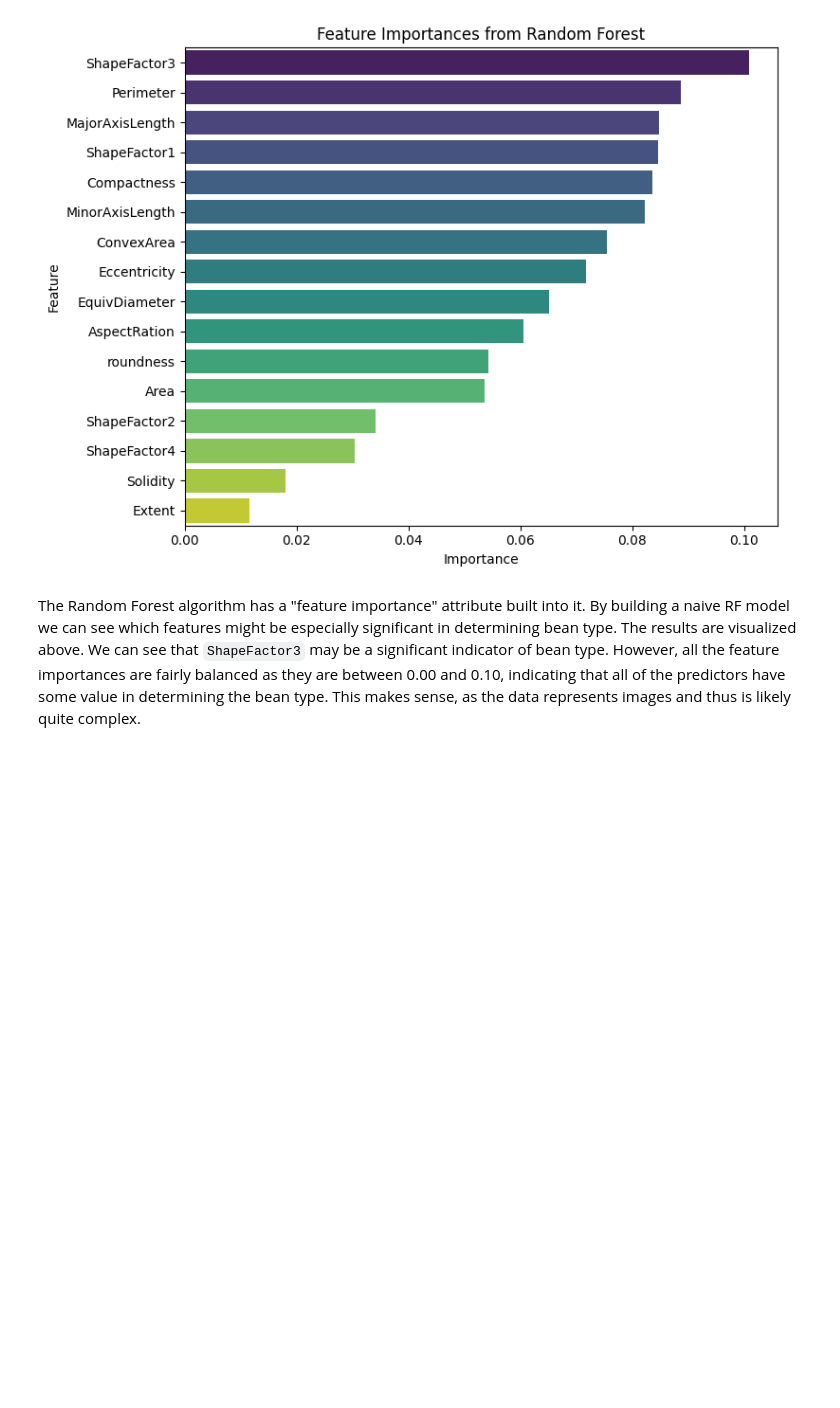
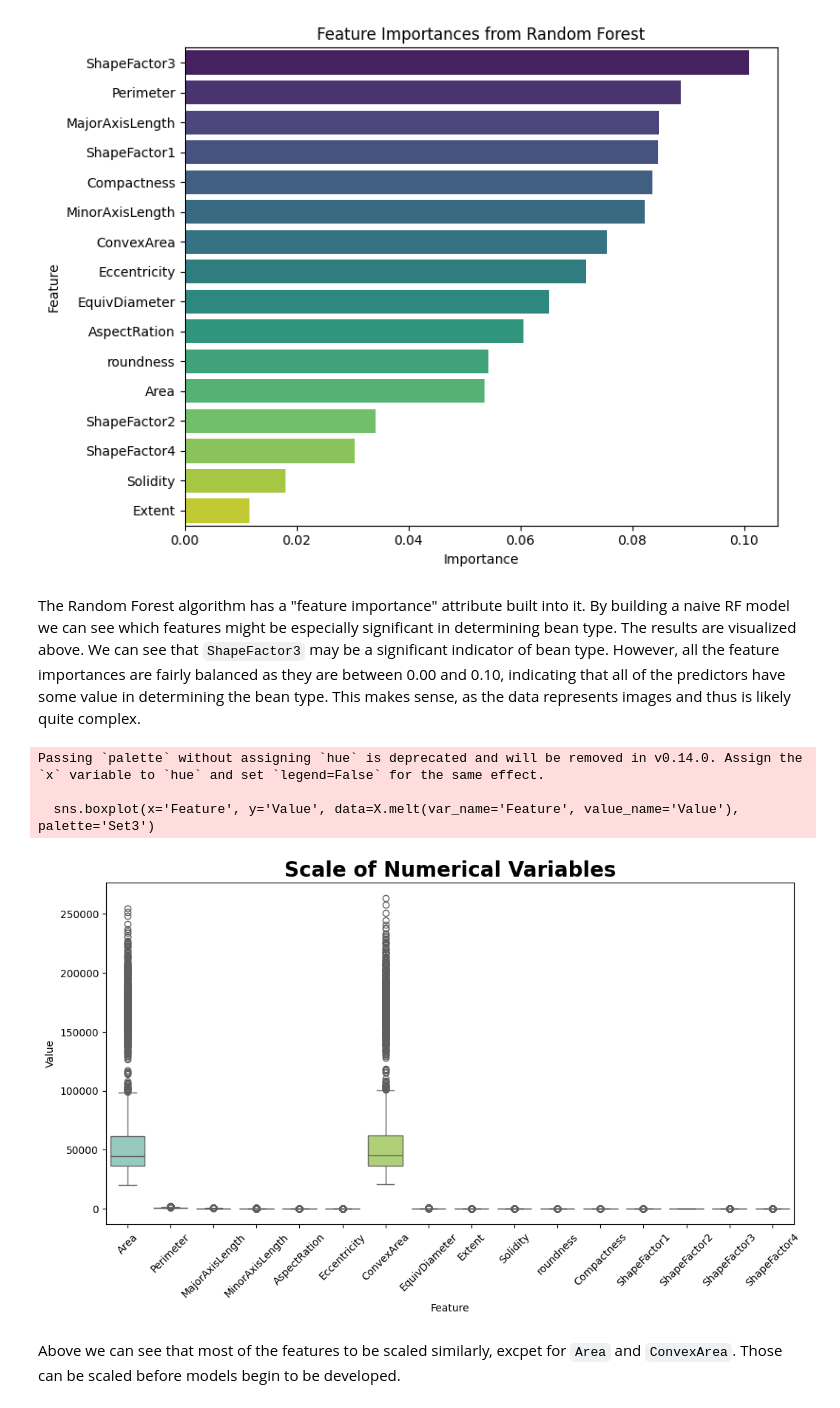
Before and after one commit to ronanhacker/killer-beans, a Jupyter notebook: proposal_and_exploratory_analysis.ipynb, the cells around one changed output. Saved outputs shown, nothing was run; the diff lists cells and outputs as text; code cells hidden in the pictures; blank space fills up the shorter version.

Commit message:
updated proposal with a vis showing scales for the features.

```diff
--- a/proposal_and_exploratory_analysis.ipynb
+++ b/proposal_and_exploratory_analysis.ipynb
@@ -153,3 +153,16 @@ Passing `palette` without assigning `hue` is deprecated and will be removed in v
 [figure]
 # %% [markdown]
 The Random Forest algorithm has a "feature importance" attribute built into it. By building a naive RF model we can see which features might be especially significant in determining bean type. The results are visualized above. We can see that `ShapeFactor3` may be a significant indicator of bean type. However, all the feature importances are fairly balanced as they are between 0.00 and 0.10, indicating that all of the predictors have some value in determining the bean type. This makes sense, as the data represents images and thus is likely quite complex.
+# %%
+plt.figure(figsize=(12, 6))
+sns.boxplot(x='Feature', y='Value', data=X.melt(var_name='Feature', value_name='Value'), palette='Set3')
+plt.title('Scale of Numerical Variables', fontsize=20, weight='heavy', stretch='ultra-expanded')
+plt.xticks(rotation=45)
+plt.show()
+# %% [output]
+Passing `palette` without assigning `hue` is deprecated and will be removed in v0.14.0. Assign the `x` variable to `hue` and set `legend=False` for the same effect.
+
+  sns.boxplot(x='Feature', y='Value', data=X.melt(var_name='Feature', value_name='Value'), palette='Set3')
+[figure, added]
+# %% [markdown]
+Above we can see that most of the features to be scaled similarly, excpet for `Area` and `ConvexArea`. Those can be scaled before models begin to be developed.
```
